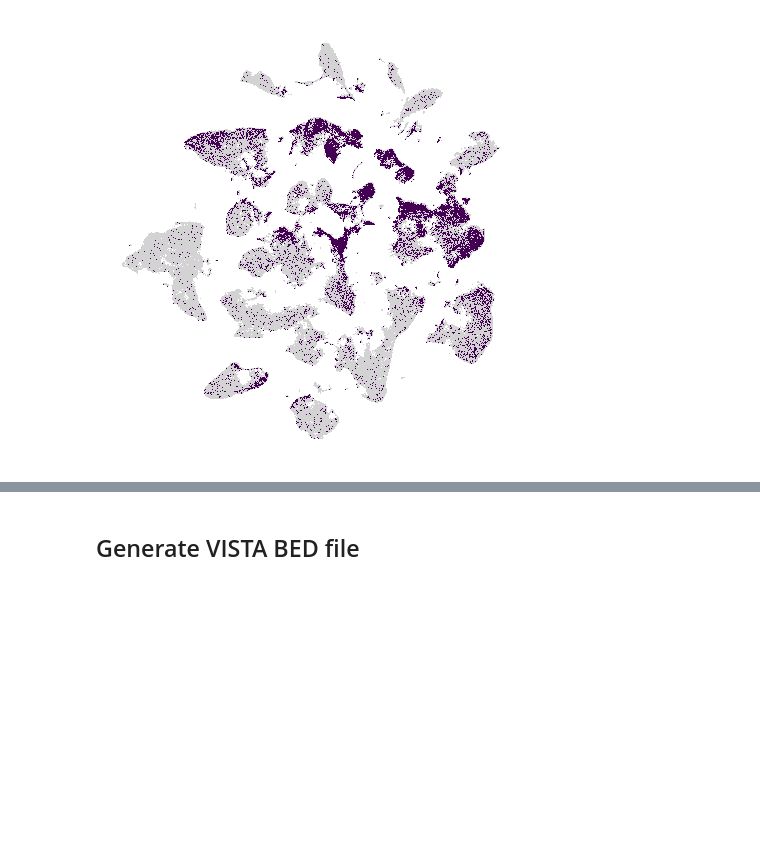
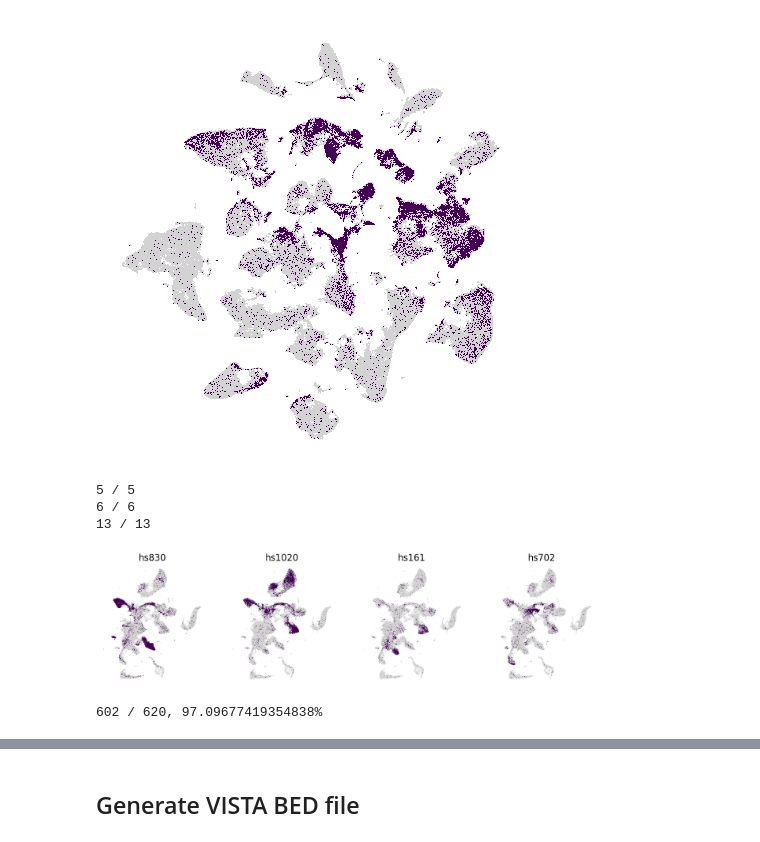
Before and after one commit to linnarsson-lab/chromograph, a Jupyter notebook: notebooks/Enhancers_VISTA.ipynb, the cells around one changed output, grey strips where cells are left out. Saved outputs shown, nothing was run; the diff lists cells and outputs as text; code cells hidden in the pictures; blank space fills up the shorter version.

```diff
--- a/notebooks/Enhancers_VISTA.ipynb
+++ b/notebooks/Enhancers_VISTA.ipynb
@@ -106,3 +106,50 @@ with loompy.connect('/proj/DEV_ATAC/Build_20211016/All/All_peaks.loom') as ds:
  'SOX9 SOX3 SOX10 CRX OTX2 SOX2' 'OTX2 GSC PITX1 SOX3 DPRX OTX1'
  'CRX OTX2 PITX1 GSC OTX1 DPRX']
 [figure]
+# %%
+VISTA_dir = '/proj/DEV_ATAC/test/VISTA_enhancers/'
+tissues = ['midbrain', 'hindbrain', 'forebrain']
+to_plot  = ['hs830', 'hs161', 'hs702', 'hs1020']
+emb = 'UMAP'
+
+nrows = int(np.ceil(len(to_plot)/5))
+fig, ax = plt.subplots(nrows, 5, figsize=(30, 6*nrows))
+ax = ax.flatten()
+i = 0
+
+for t in tissues:
+    enh = BedTool(os.path.join(VISTA_dir, f'{t}_hg38.bed'))
+
+    with loompy.connect('/proj/DEV_ATAC/Build_20220328_samplecor/All/All_peaks.loom') as ds:
+        peaks = BedTool([[c, s, e, ID] for c, s, e, ID in zip(ds.ra.Chr, ds.ra.Start, ds.ra.End, ds.ra.ID)])
+        X = enh.intersect(peaks, wb=True, wa=True)
+        present = enh.intersect(peaks, u=True)
+        print(f'{present.count()} / {enh.count()}')
+
+        for p in X:
+            if p[3] in to_plot:
+                x = np.where(ds.ra.ID == p[7])[0]
+                v = ds[x,:].flatten()
+                ax[i].scatter(ds.ca[emb][:,0], ds.ca[emb][:,1], s=1, lw=0, marker=',', c='lightgrey')
+                ax[i].scatter(ds.ca[emb][v>0,0], ds.ca[emb][v>0,1], s=1, lw=0, marker=',', c=v[v>0], cmap ='viridis')
+                ax[i].set_aspect('equal')
+                ax[i].set_title(f"{p[3]}", fontsize=24)
+                i += 1
+
+for i in range(len(ax)):
+    ax[i].axis('off')
+plt.savefig('/home/camiel/misc/VISTA_enhancers.png', dpi=300, bbox_inches='tight')
+# %% [output]
+5 / 5
+6 / 6
+13 / 13
+[figure, added]
+# %%
+enh = BedTool('/datb/sl/camiel/scATAC/ref/Vista_enhancers_hg38.bed')
+
+with loompy.connect('/proj/DEV_ATAC/Build_20220328_samplecor/All/All_peaks.loom') as ds:
+    peaks = BedTool([[c, s, e, ID] for c, s, e, ID in zip(ds.ra.Chr, ds.ra.Start, ds.ra.End, ds.ra.ID)])
+    present = enh.intersect(peaks, u=True)
+    print(f'{present.count()} / {enh.count()}, {(present.count()/enh.count())*100}%')
+# %% [output]
+602 / 620, 97.09677419354838%
```
Also changed, not shown: parts of 4 cells of this notebook, 42 other files.
